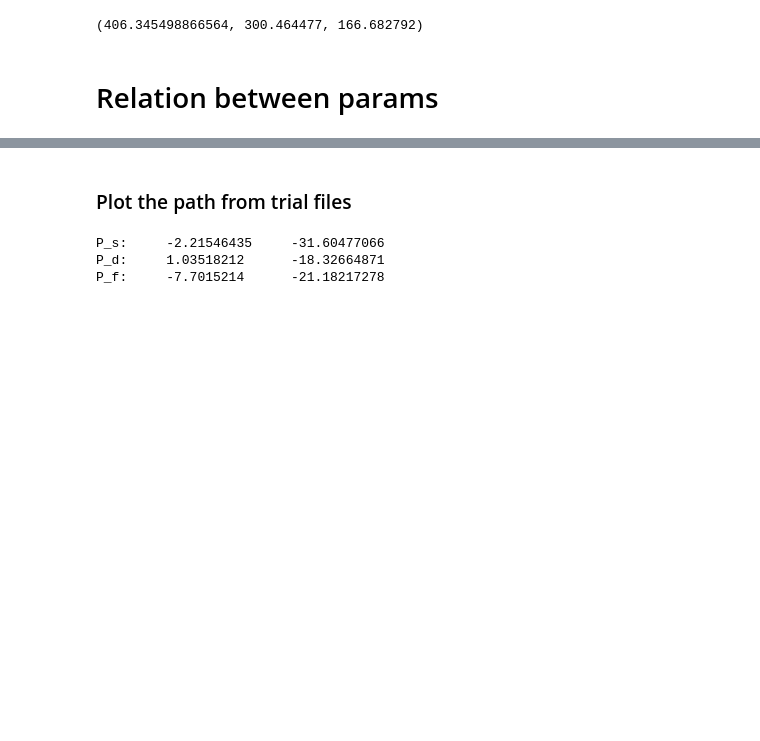
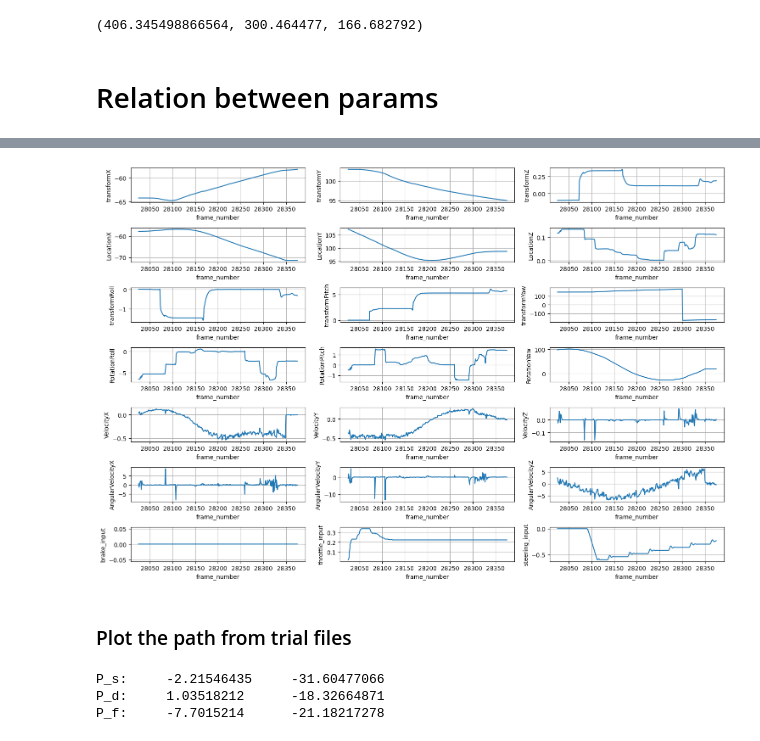
Before and after one commit to chanyca/DReyeVR, a Jupyter notebook: PythonAPI/examples/HapticSharedControl/algorithm.ipynb, the cells around one changed output, grey strips where cells are left out. Cells and saved outputs as stored; diff of their text form; code cells hidden in the pictures; blank space fills up the shorter version.

```diff
--- a/PythonAPI/examples/HapticSharedControl/algorithm.ipynb
+++ b/PythonAPI/examples/HapticSharedControl/algorithm.ipynb
@@ -63,3 +73,8 @@ plot_data_with_timestamp(df, headers=columns)
+# %%
+df = pd.read_excel('./data/vehicle_logs/backward_1.xlsx')
+plot_data_with_timestamp(df[df["throttle_input"] !=0], headers=columns)
+# %% [output]
+[figure, added]
 # %% [markdown]
 ### Plot the path from trial files
 # %%
```
Also changed, not shown: parts of 3 cells of this notebook, 7 other files.
